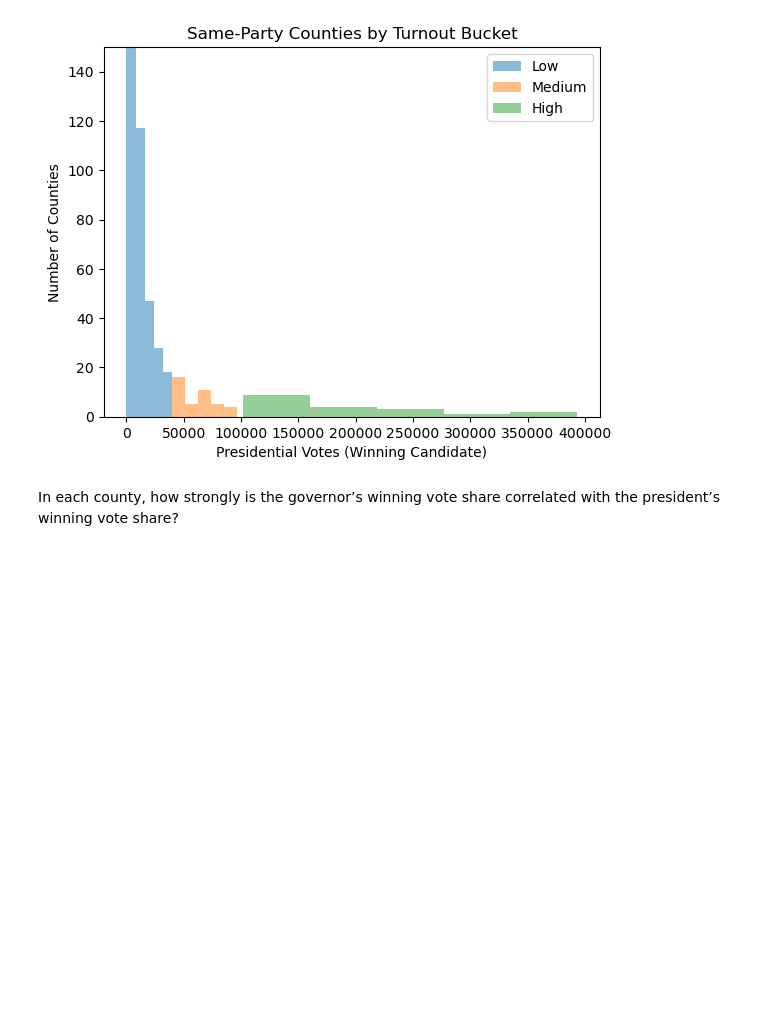
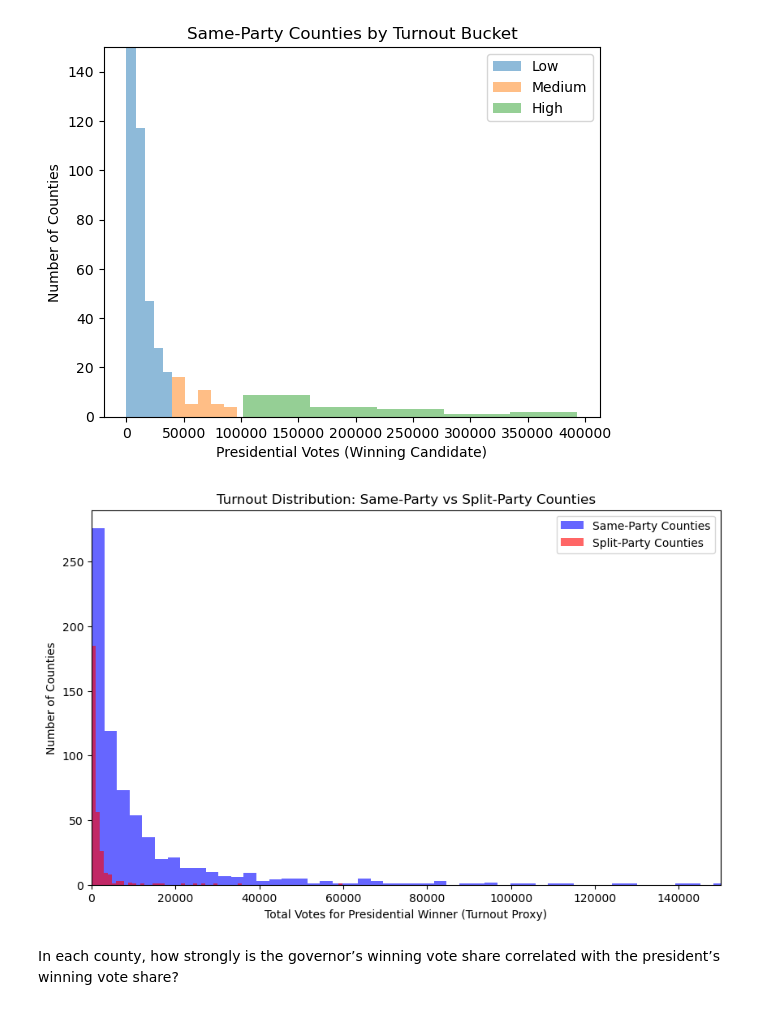
Before and after one commit to hlo437/QTM151Final, a Jupyter notebook: Final Project/Final.ipynb, the cells around one changed output. Drawn from its saved outputs; the diff is of its cells as text; code cells hidden in the pictures; blank space fills up the shorter version.

```diff
--- a/Final Project/Final.ipynb
+++ b/Final Project/Final.ipynb
@@ -130,6 +130,68 @@ plt.show()
 # %% [output]
 [figure]
 [figure]
+# %%
+# Aggregate votes by county
+gov_by_county = clean_gov_df.groupby(['state', 'county'], as_index=False)['votes'].sum()
+pres_by_county = clean_pres_df.groupby(['state', 'county'], as_index=False)['votes'].sum()
+
+# Winners only
+gov_winners = clean_gov_df[clean_gov_df['won']].copy()
+pres_winners = clean_pres_df[clean_pres_df['won']].copy()
+
+# Merge results
+merged_data = gov_winners.merge(
+    pres_winners,
+    on=['state', 'county'],
+    suffixes=('_gov', '_pres')
+)
+
+# True = same-party; False = split-party
+merged_data['party_eq'] = merged_data['party_gov'] == merged_data['party_pres']
+
+# Turnout buckets
+bins = [0, 40000, 100000, 900000]
+labels = ['Low', 'Medium', 'High']
+
+merged_data['vote_bucket'] = pd.cut(
+    merged_data['votes_pres'],
+    bins=bins,
+    labels=labels,
+    include_lowest=True
+)
+
+# Split and same subsets
+split = merged_data[merged_data['party_eq'] == False]
+same  = merged_data[merged_data['party_eq'] == True]
+
+# Plot histograms together
+plt.figure(figsize=(10, 6))
+
+plt.hist(
+    same['votes_pres'],
+    bins=300,
+    alpha=0.6,
+    label='Same-Party Counties',
+    color='blue'
+)
+
+plt.hist(
+    split['votes_pres'],
+    bins=300,
+    alpha=0.6,
+    label='Split-Party Counties',
+    color='red'
+)
+
+plt.xlabel("Total Votes for Presidential Winner (Turnout Proxy)")
+plt.ylabel("Number of Counties")
+plt.title("Turnout Distribution: Same-Party vs Split-Party Counties")
+# STRICT RANGE
+plt.xlim(0, 150000)
+plt.legend()
+plt.show()
+# %% [output]
+[figure, added]
 # %% [markdown]
 In each county, how strongly is the governor’s winning vote share correlated with the president’s winning vote share?
 # %%
```
Also changed, not shown: parts of 1 cell of this notebook.
